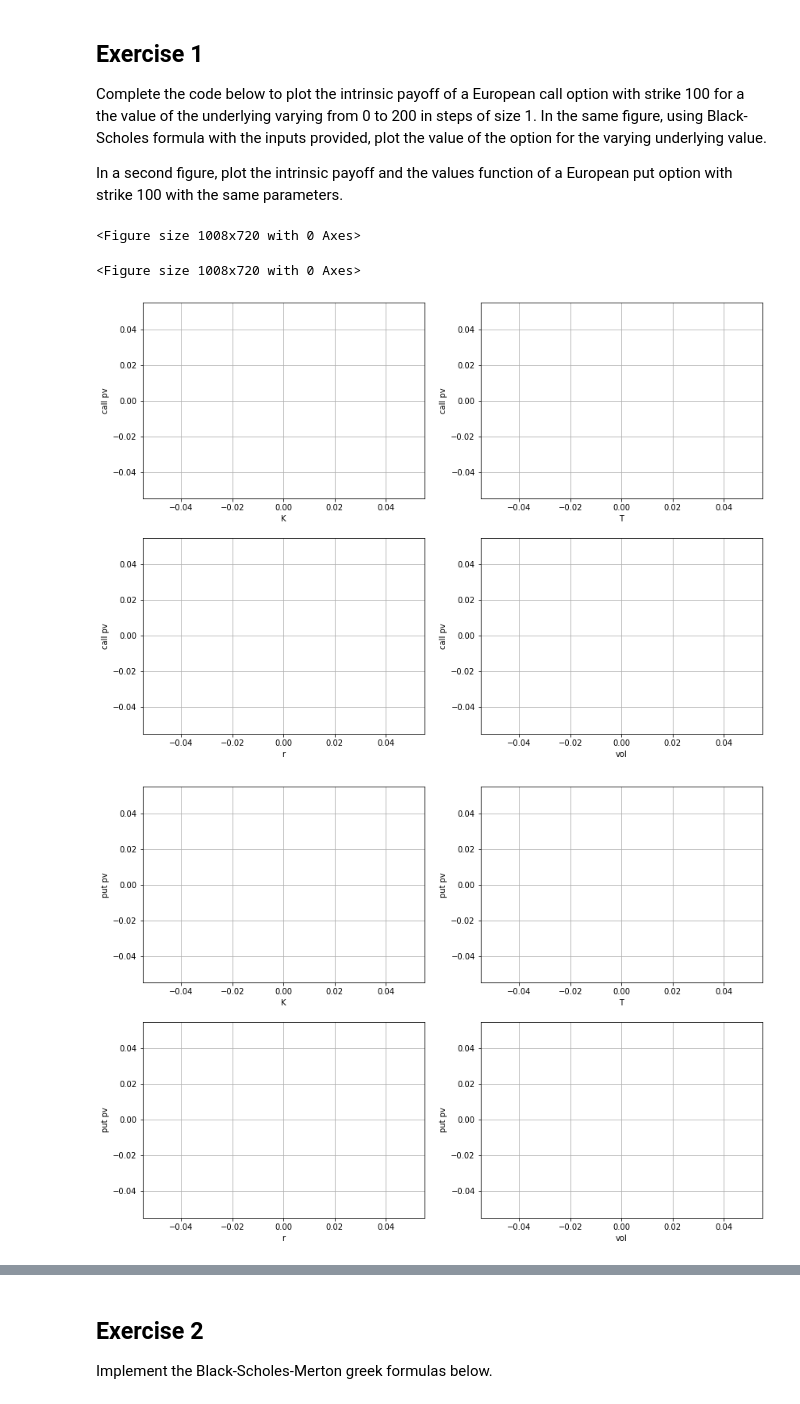
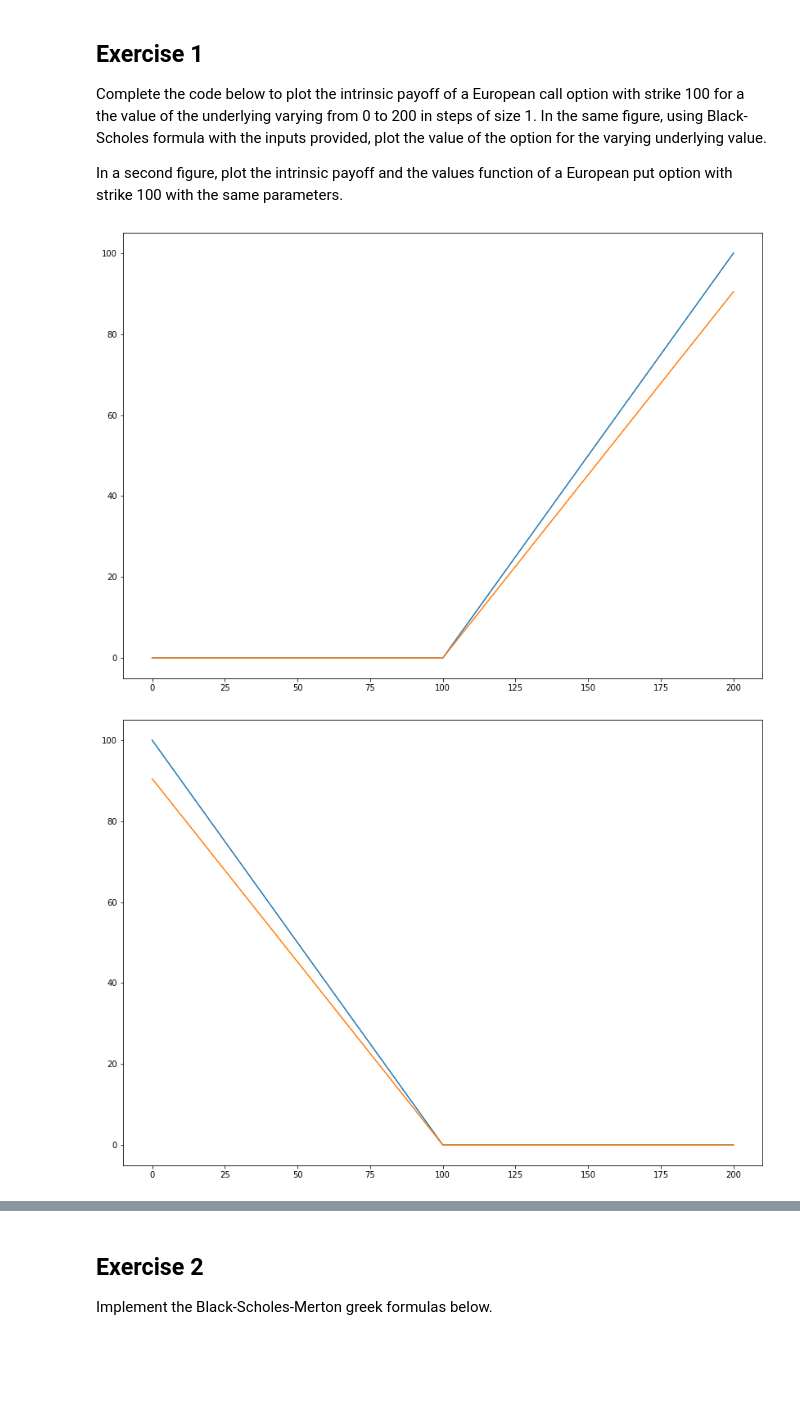
Before and after one commit to quant-icma/pqf-sojoudi, a Jupyter notebook: assignments/a1.ipynb, the cells around one changed output, grey strips where cells are left out. Saved outputs shown, nothing was run; the diff lists cells and outputs as text; code cells hidden in the pictures; blank space fills up the shorter version.

```diff
--- a/assignments/a1.ipynb
+++ b/assignments/a1.ipynb
@@ -27,44 +27,46 @@ vol = 0.25
 def bs_call_value(S, K, T, r, vol):
     '''Computes BSM European call option value'''
 
-    ## write your code here and
-    ## replace the 'pass' by a return statement to return the value
+    d1 = (np.log(S/K) + (r + (vol**2)/2) * T) / (vol * np.sqrt(T))
+    d2 = d1 - vol * np.sqrt(T)
+    call = S * stats.norm.cdf(d1) - K * np.exp(-r*T) * stats.norm.cdf(d2)
 
-    #pass
+    return call
 
 def bs_put_value(S, K, T, r, vol):
     '''Computes BSM European put option value'''
 
-    ## write your code here and
-    ## replace the 'pass' by a return statement to return the value
+    d1 = (np.log(S/K) + (r + (vol**2)/2) * T) / (vol * np.sqrt(T))
+    d2 = d1 - vol * np.sqrt(T)
+    put = K * np.exp(-r*T) * stats.norm.cdf(-d2) - S * stats.norm.cdf(-d1)
 
-    #pass
+    return put
 
 #### Uncomment the line below and change the code to create the grid values of the underlying to use in your plots
-# S = np.linspace(...)
+S = np.linspace(0, 200, 201)
 
 
 #### Uncomment the line below and complete the code
-# call_payoffs = ...
-# call_values = ...
+call_payoffs = np.maximum(S - K, 0)
+call_values = math.exp(-r*T) * call_payoffs
 
 #### Uncomment the line below and complete the code
-# put_payoffs = ...
-# put_values = ...
+put_payoffs = np.maximum(K - S, 0)
+put_values = math.exp(-r*T) * put_payoffs
 
 ## Plot call payoff and value functions
 ## Uncomment the plotting lines and complete
 plt.figure()
-#plt.plot(...)
-#plt.plot(...)
+plt.plot(call_payoffs)
+plt.plot(call_values)
 plt.show()
 
 
 ## Plot put payoff and value functions
 ## Uncomment the plotting lines and complete
 plt.figure()
-#plt.plot(...)
-#plt.plot(...)
+plt.plot(put_payoffs)
+plt.plot(put_values)
 plt.show()
 
 
@@ -91,34 +93,32 @@ def plot_function(function, option_type):
     ax[0,0].set_ylabel(option_type+' pv')
 
     # C(T) plot
     tlist = np.linspace(0.0001, 1, points)
     vlist = [function(S, K, T, r, vol) for T in tlist]
     ax[0,1].plot(tlist, vlist)
     ax[0,1].grid(True)
     ax[0,1].set_xlabel('T')
     ax[0,1].set_ylabel(option_type+' pv')
 
     # C(r) plot
     rlist = np.linspace(0, 0.1, points)
     vlist = [function(S, K, T, r, vol) for r in rlist]
     ax[1,0].plot(tlist, vlist)
     ax[1,0].grid(True)
     ax[1,0].set_xlabel('r')
     ax[1,0].set_ylabel(option_type+' pv')
 
     # C(sigma) plot
     slist = np.linspace(0.01, 0.5, points)
     vlist = [function(S, K, T, r, vol) for vol in slist]
     ax[1,1].plot(slist, vlist)
     ax[1,1].grid(True)
     ax[1,1].set_xlabel('vol')
     ax[1,1].set_ylabel(option_type+' pv')
 
 
 plot_function(bs_call_value, 'call')
 plot_function(bs_put_value, 'put')
 # %% [output]
-<Figure size 1008x720 with 0 Axes>
-<Figure size 1008x720 with 0 Axes>
-[figure, old version]
+[figure, new version]
-[figure, old version]
+[figure, new version]
```
Also changed, not shown: parts of 3 cells of this notebook.
